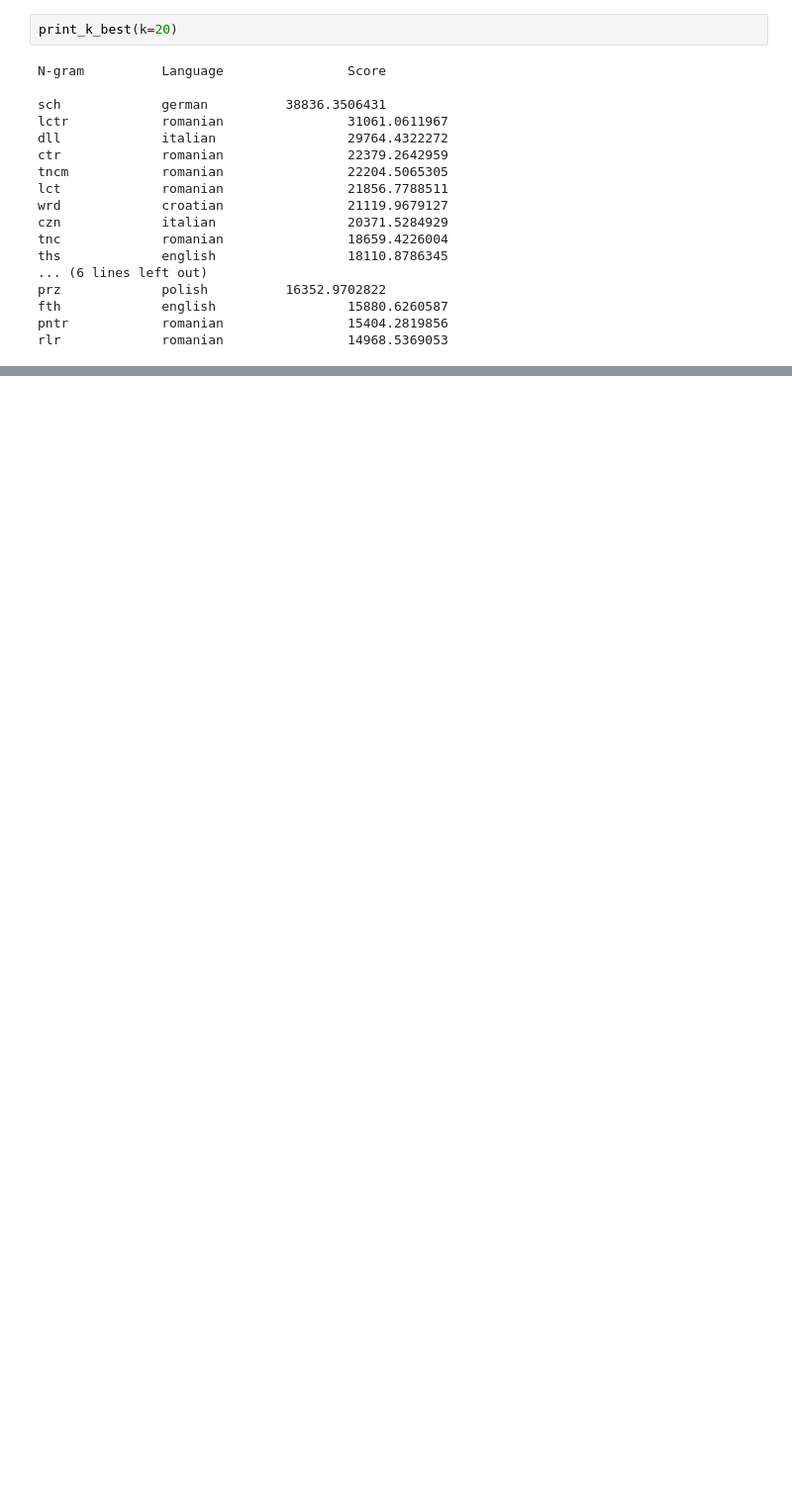
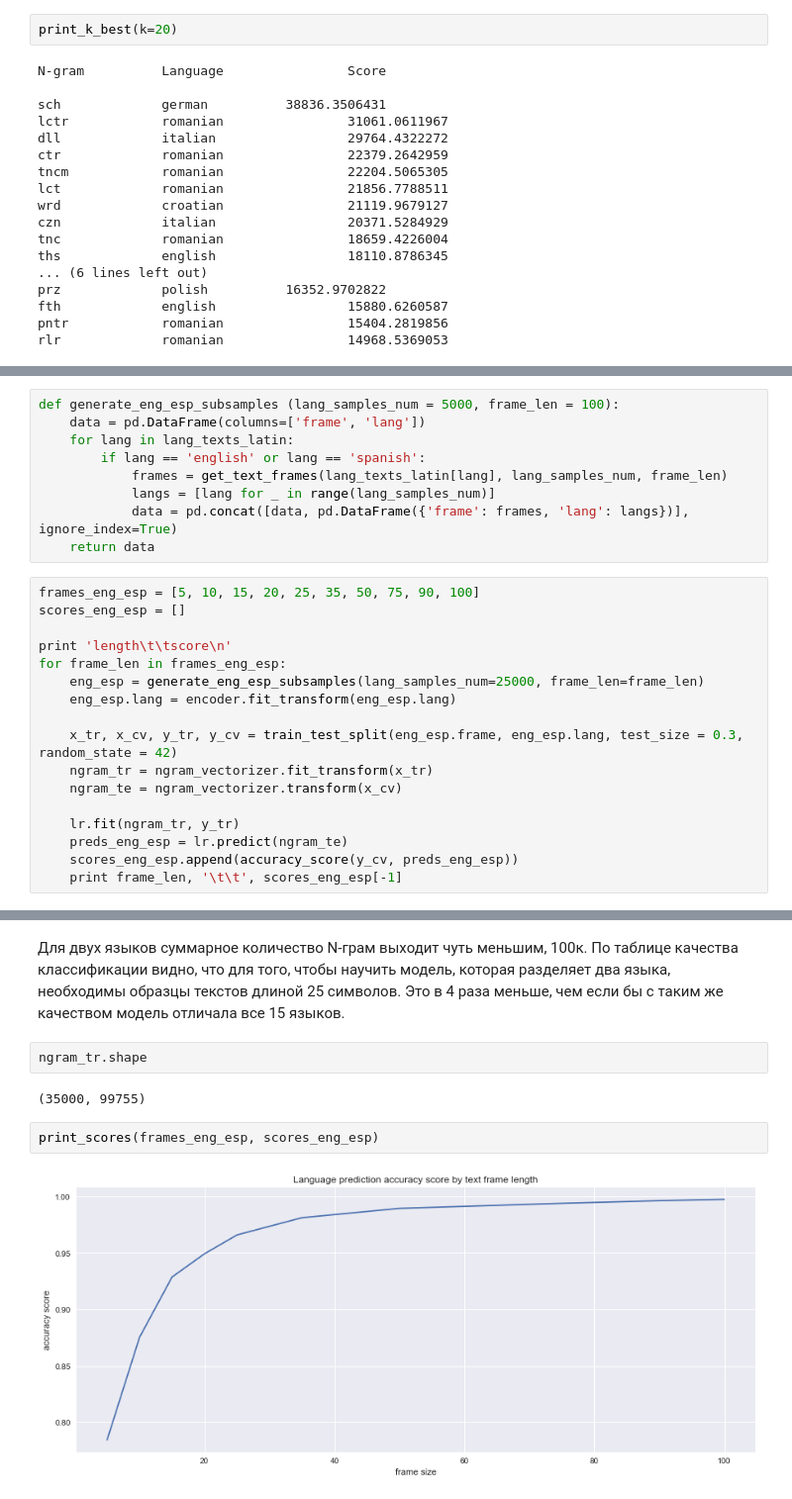
Before and after one commit to sergeyshilin/text-classifier, a Jupyter notebook: notebooks/Text Classification (n-grams).ipynb, the cells around one changed output, grey strips where cells are left out. Shown at 99% size. Cells and saved outputs as stored; diff of their text form; blank space fills up the shorter version.

```diff
--- a/notebooks/Text Classification (n-grams).ipynb
+++ b/notebooks/Text Classification (n-grams).ipynb
@@ -433,0 +582,26 @@ rlr             romanian                14968.5369053
+# %%
+def generate_eng_esp_subsamples (lang_samples_num = 5000, frame_len = 100):
+    data = pd.DataFrame(columns=['frame', 'lang'])
+    for lang in lang_texts_latin:
+        if lang == 'english' or lang == 'spanish':
+            frames = get_text_frames(lang_texts_latin[lang], lang_samples_num, frame_len)
+            langs = [lang for _ in range(lang_samples_num)]
+            data = pd.concat([data, pd.DataFrame({'frame': frames, 'lang': langs})], ignore_index=True)
+    return data
+# %%
+frames_eng_esp = [5, 10, 15, 20, 25, 35, 50, 75, 90, 100]
+scores_eng_esp = []
+
+print 'length\t\tscore\n'
+for frame_len in frames_eng_esp:
+    eng_esp = generate_eng_esp_subsamples(lang_samples_num=25000, frame_len=frame_len)
+    eng_esp.lang = encoder.fit_transform(eng_esp.lang)
+
+    x_tr, x_cv, y_tr, y_cv = train_test_split(eng_esp.frame, eng_esp.lang, test_size = 0.3, random_state = 42)
+    ngram_tr = ngram_vectorizer.fit_transform(x_tr)
+    ngram_te = ngram_vectorizer.transform(x_cv)
+
+    lr.fit(ngram_tr, y_tr)
+    preds_eng_esp = lr.predict(ngram_te)
+    scores_eng_esp.append(accuracy_score(y_cv, preds_eng_esp))
+    print frame_len, '\t\t', scores_eng_esp[-1]
@@ -433,0 +621,10 @@ rlr             romanian                14968.5369053
+# %% [markdown]
+Для двух языков суммарное количество N-грам выходит чуть меньшим, 100к. По таблице качества классификации видно, что для того, чтобы научить модель, которая разделяет два языка, необходимы образцы текстов длиной 25 символов. Это в 4 раза меньше, чем если бы с таким же качеством модель отличала все 15 языков.
+# %%
+ngram_tr.shape
+# %% [output]
+(35000, 99755)
+# %%
+print_scores(frames_eng_esp, scores_eng_esp)
+# %% [output]
+[figure, added]
```
Also changed, not shown: parts of 29 cells of this notebook.
